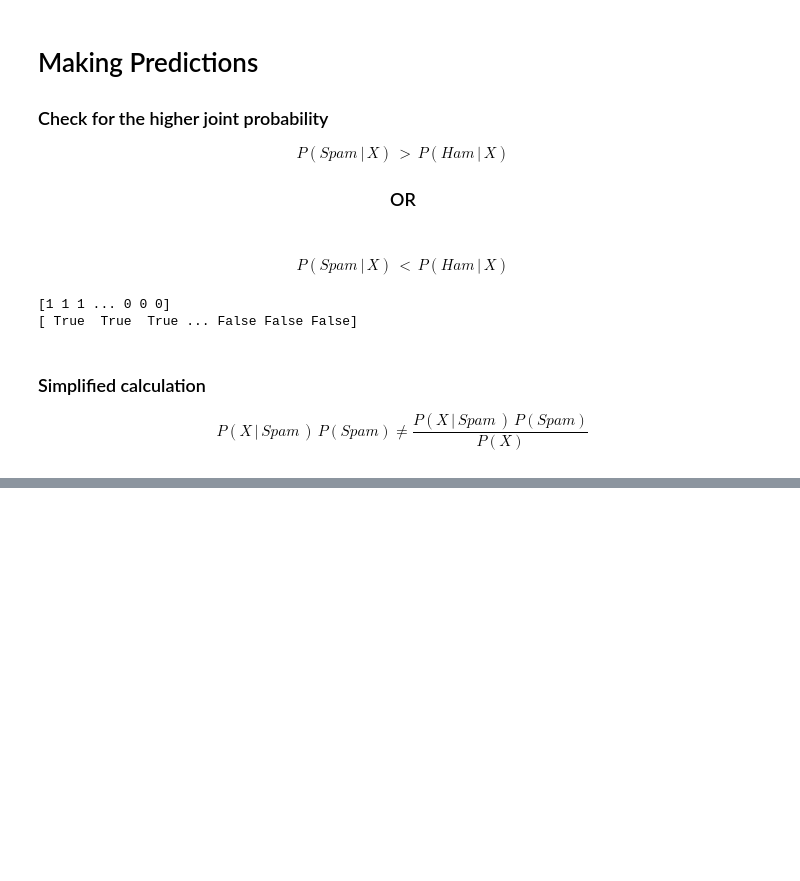
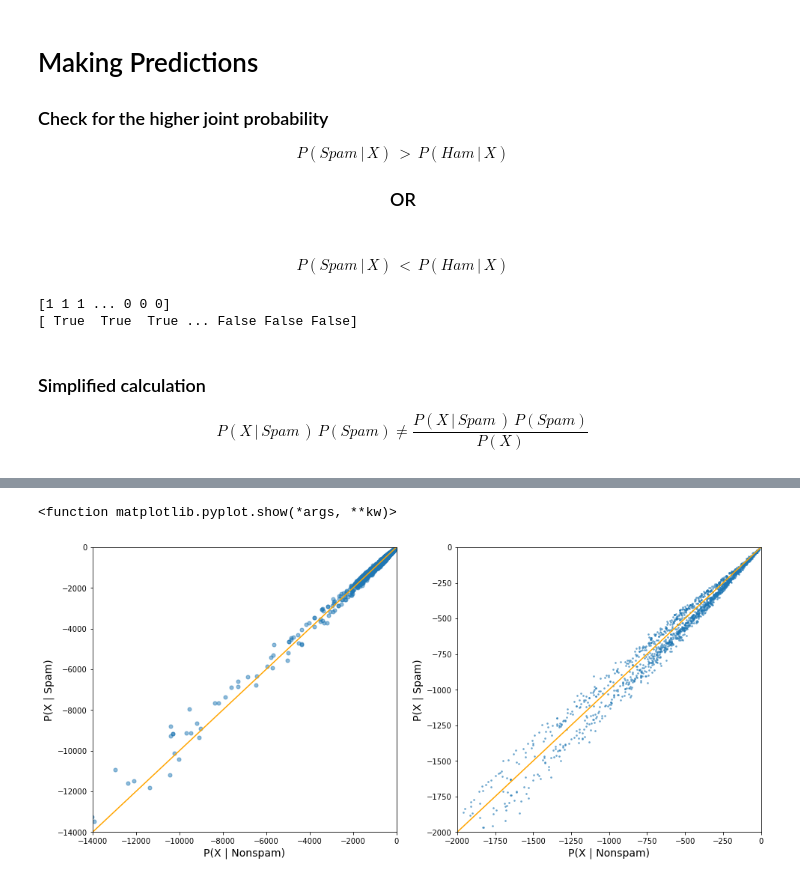
Before and after one commit to JLJL0308/Naive_Bayes_Classifier, a Jupyter notebook: Bayes_Classifier_Testing_Inference_Evaluation.ipynb, the cells around one changed output, grey strips where cells are left out. Cells and saved outputs as stored; diff of their text form; code cells hidden in the pictures; blank space fills up the shorter version.

```diff
--- a/Bayes_Classifier_Testing_Inference_Evaluation.ipynb
+++ b/Bayes_Classifier_Testing_Inference_Evaluation.ipynb
@@ -80,0 +132,25 @@ joint_log_ham = X_test.dot(np.log(prob_token_ham)) + np.log(1 - PROB_SPAM)
+# %%
+plt.figure(figsize=(16, 7))
+
+plt.subplot(1, 2, 1)
+
+plt.xlabel(xaxis_label, fontsize = 14)
+plt.ylabel(yaxis_label, fontsize = 14)
+plt.xlim([-14000,1])
+plt.ylim([-14000,1])
+plt.scatter(joint_log_ham, joint_log_spam, alpha = 0.5, s = 25)
+plt.plot(linedata, linedata, color = "orange")
+
+plt.subplot(1, 2, 2)
+
+plt.xlabel(xaxis_label, fontsize = 14)
+plt.ylabel(yaxis_label, fontsize = 14)
+plt.xlim([-2000,1])
+plt.ylim([-2000,1])
+plt.scatter(joint_log_ham, joint_log_spam, alpha = 0.5, s = 3)
+plt.plot(linedata, linedata, color = "orange")
+
+plt.show
+# %% [output]
+<function matplotlib.pyplot.show(*args, **kw)>
+[figure, added]
```
Also changed, not shown: parts of 14 cells of this notebook.
